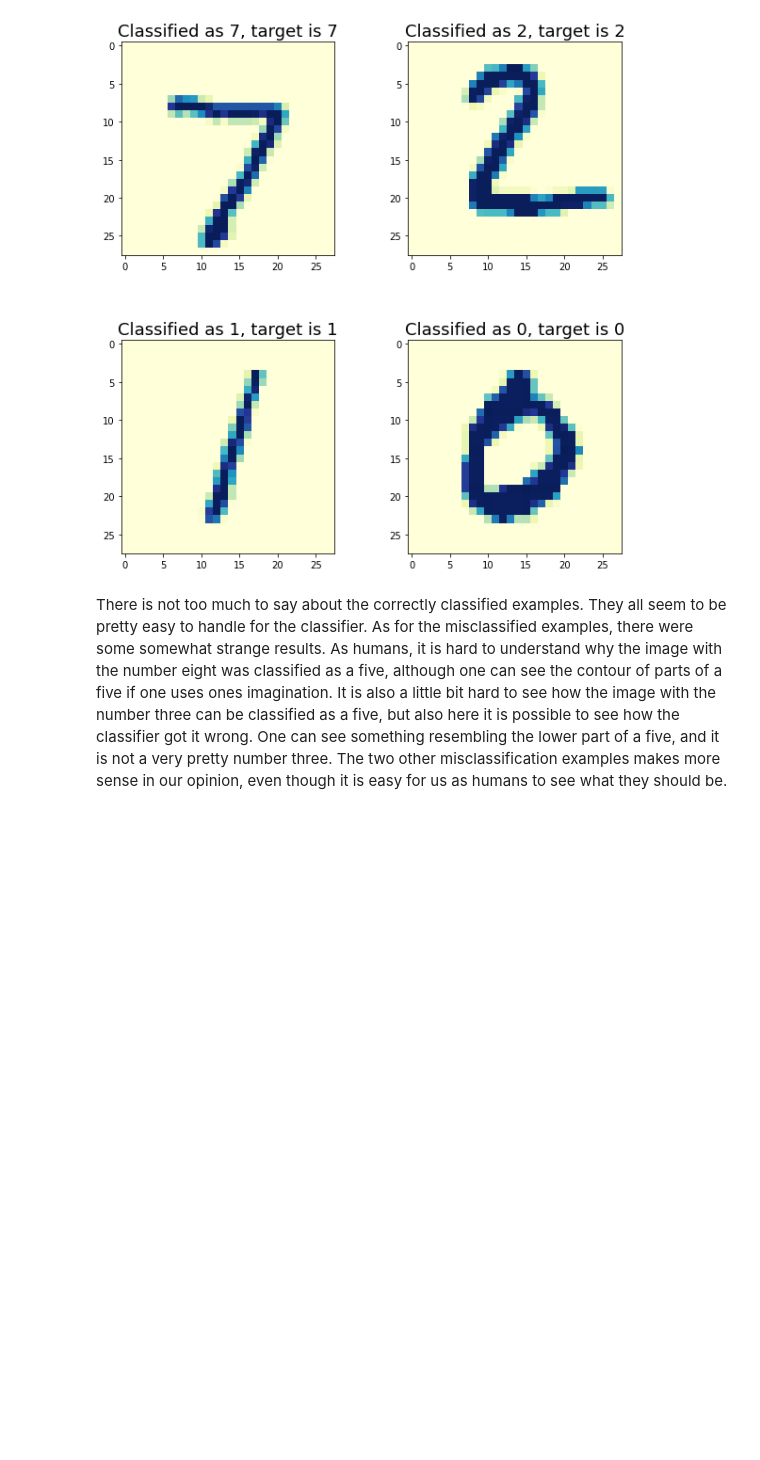
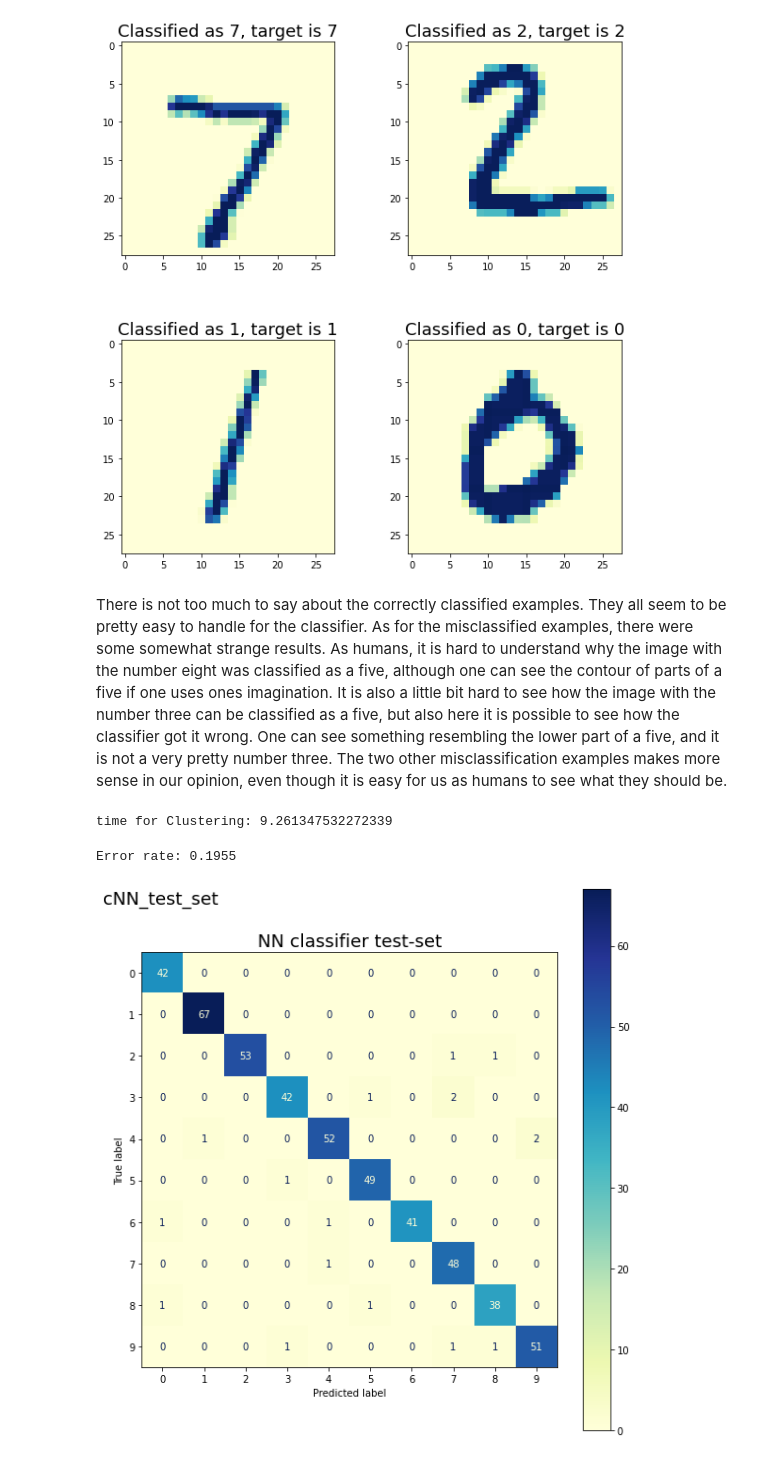
Before and after one commit to simon-cmyk/Classifier, a Jupyter notebook: NN_classifier_mnist.ipynb, the cells around one changed output. Drawn from its saved outputs; the diff is of its cells as text; code cells hidden in the pictures; blank space fills up the shorter version.

Commit message:
made Clustering nearest neighbour

```diff
--- a/NN_classifier_mnist.ipynb
+++ b/NN_classifier_mnist.ipynb
@@ -31,20 +33,22 @@ train_X = np.reshape(train_X, (train_X.shape[0], train_X.shape[1] * train_X.shap
 test_X = np.reshape(test_X, (test_X.shape[0], test_X.shape[1] * test_X.shape[2]))
 MNISK_Dataset = Dataset(train_X, train_y, test_X, test_y)
 # %%
-def NN_predict(images_predict, n_clusters, cluster_size, train_set):
+def NN_predict(images_predict, n_chunks, chunk_size, train_set):
     predicted = []
+    time_s = time.time()
     for image in images_predict:
         min_dict = {"indices": [], "values": []}
-        for i in range(n_clusters):
-            reduced_test_set = train_set["features"][i*cluster_size:(i+1)*cluster_size]
-            distances = np.ravel(cdist([image], reduced_test_set, metric='euclidean'))
+        for i in range(n_chunks):
+            reduced_test_set = train_set["features"][i*chunk_size:(i+1)*chunk_size]
+            distances = np.ravel(distance.euclidean([image], reduced_test_set))
             min_cluster_index = np.argmin(distances)
-            min_global_index = i*cluster_size+min_cluster_index
+            min_global_index = i*chunk_size+min_cluster_index
             min_dict["indices"].append(min_global_index)
             min_dict["values"].append(distances[min_cluster_index])
         min_dict_NN_index = np.argmin(min_dict["values"])
         NN_global_index = min_dict["indices"][min_dict_NN_index]
         predicted.append(train_set["targets"][NN_global_index])
+        print(f"time for Predicting: {time.time()-time_s}")
     return predicted
 # %% [markdown]
 ## Confusion matrix for test set
@@ -66,7 +70,7 @@ def conf_matrix_test(MNISK_Dataset: Dataset):
     last_index = 500
     conf_matrix = np.zeros((n_classes, n_classes)).astype(int)
     testing_data = data["testing"]["features"][0:last_index]
-    prediction = NN_predict(testing_data, MNISK_Dataset.n_clusters, MNISK_Dataset.cluster_size, data["training"])
+    prediction = NN_predict(testing_data, MNISK_Dataset.n_chunks, MNISK_Dataset.chunk_size, data["training"])
     n_misclassified = 0
     misclassified_examples = []
     correctly_classified_examples = []
@@ -117,0 +148,26 @@ There is not too much to say about the correctly classified examples. They all s
+# %%
+def cnn_test(clusters, test_x, test_y):
+    n_classes = 10
+    test_x = test_x.flatten().reshape(test_x.shape)
+    conf_matrix = np.zeros((n_classes, n_classes)).astype(int)
+    errors = 0
+    for index, img in enumerate(test_x):
+        distances = []
+        for cluster in clusters:
+             distances.append(distance.euclidean(img, cluster))
+        pred = np.argmin(distances) // 64
+        conf_matrix[test_y[index], pred] += 1
+        if pred != test_y[index]:
+            errors += 1
+    print("Error rate: " + str(errors/len(test_y)))
+    PlotConfusionMatrix(confusion_matrix, "cNN_test_set")
+# %%
+last_index = 2000
+clusters = CreateClusters(64, MNISK_Dataset.data["training"]["features"][:last_index], MNISK_Dataset.data["training"]["targets"][:last_index])
+# %% [output]
+time for Clustering: 9.261347532272339
+# %%
+cnn_test(clusters, MNISK_Dataset.data["testing"]["features"][:last_index], MNISK_Dataset.data["testing"]["targets"][:last_index])
+# %% [output]
+Error rate: 0.1955
+[figure, added]
```
Also changed, not shown: parts of 3 cells of this notebook, 3 other files.
